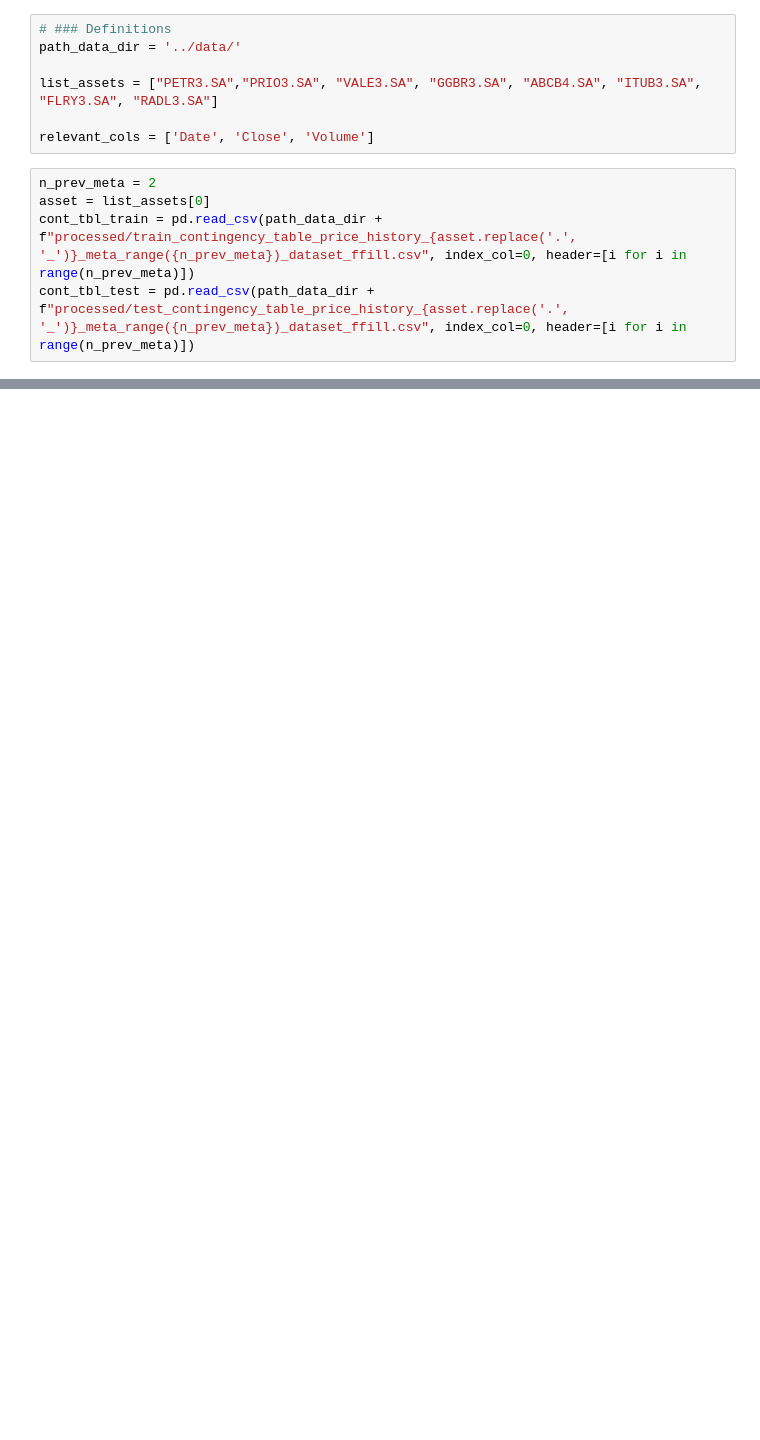
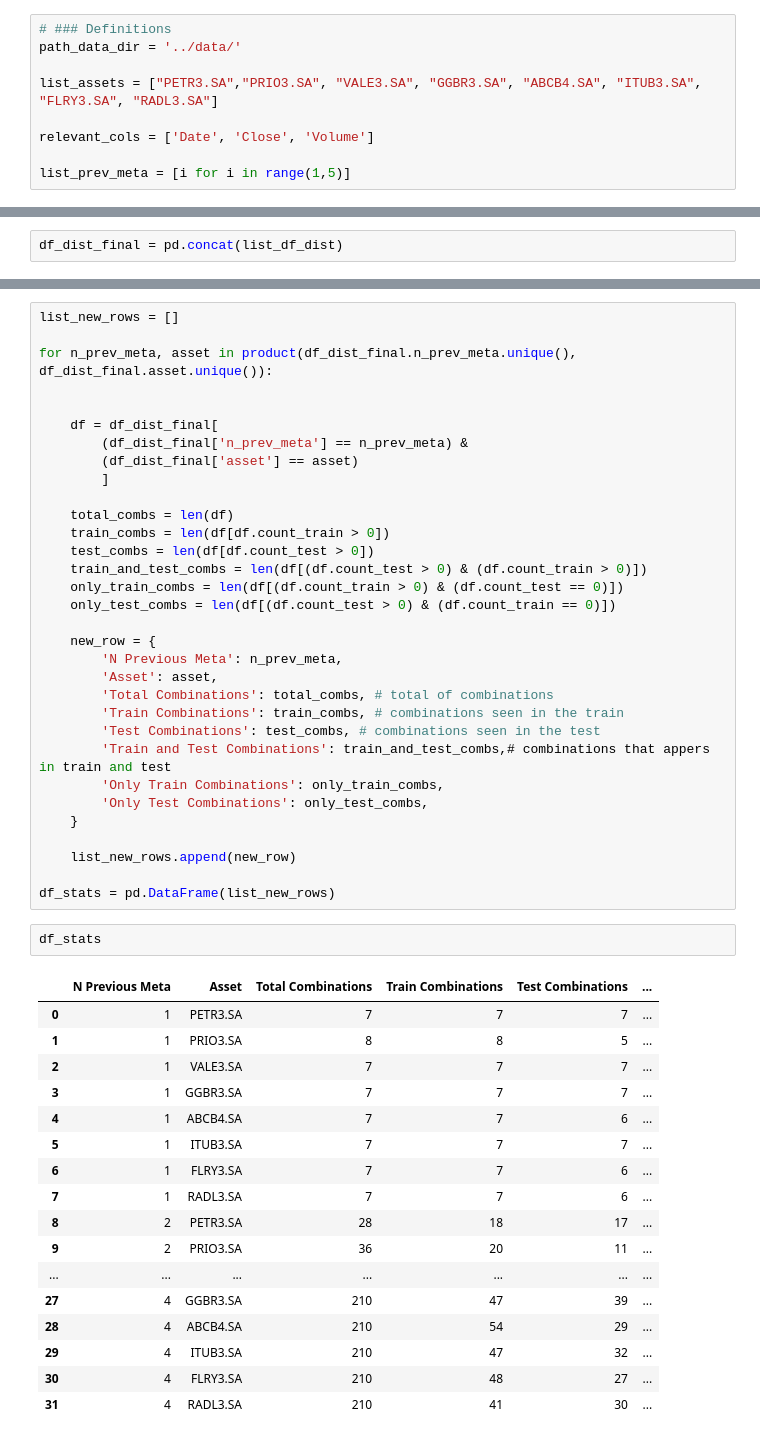
Before and after one commit to semcovici/Mean-Reversion-Prediction-with-Brazilian-Stocks-Market, a Jupyter notebook: notebooks/distr_investigation.ipynb, the cells around one changed output, grey strips where cells are left out. Saved outputs shown, nothing was run; the diff lists cells and outputs as text; blank space fills up the shorter version.

Commit message:
analysis: add distributions analisys of combinations

```diff
--- a/notebooks/distr_investigation.ipynb
+++ b/notebooks/distr_investigation.ipynb
@@ -16,9 +23,6 @@ path_data_dir = '../data/'
 list_assets = ["PETR3.SA","PRIO3.SA", "VALE3.SA", "GGBR3.SA", "ABCB4.SA", "ITUB3.SA", "FLRY3.SA", "RADL3.SA"]
 
 relevant_cols = ['Date', 'Close', 'Volume']
+
+list_prev_meta = [i for i in range(1,5)]
-# %%
-n_prev_meta = 2
-asset = list_assets[0]
-cont_tbl_train = pd.read_csv(path_data_dir + f"processed/train_contingency_table_price_history_{asset.replace('.', '_')}_meta_range({n_prev_meta})_dataset_ffill.csv", index_col=0, header=[i for i in range(n_prev_meta)])
-cont_tbl_test = pd.read_csv(path_data_dir + f"processed/test_contingency_table_price_history_{asset.replace('.', '_')}_meta_range({n_prev_meta})_dataset_ffill.csv", index_col=0, header=[i for i in range(n_prev_meta)])
 # %%
@@ -117,0 +138,2 @@ comb
+# %%
+df_dist_final = pd.concat(list_df_dist)
@@ -117,0 +149,52 @@ comb
+# %%
+list_new_rows = []
+
+for n_prev_meta, asset in product(df_dist_final.n_prev_meta.unique(), df_dist_final.asset.unique()):
+
+
+    df = df_dist_final[
+        (df_dist_final['n_prev_meta'] == n_prev_meta) &
+        (df_dist_final['asset'] == asset)
+        ]
+
+    total_combs = len(df)
+    train_combs = len(df[df.count_train > 0])
+    test_combs = len(df[df.count_test > 0])
+    train_and_test_combs = len(df[(df.count_test > 0) & (df.count_train > 0)])
+    only_train_combs = len(df[(df.count_train > 0) & (df.count_test == 0)])
+    only_test_combs = len(df[(df.count_test > 0) & (df.count_train == 0)])
+
+    new_row = {
+        'N Previous Meta': n_prev_meta,
+        'Asset': asset,
+        'Total Combinations': total_combs, # total of combinations
+        'Train Combinations': train_combs, # combinations seen in the train
+        'Test Combinations': test_combs, # combinations seen in the test
+        'Train and Test Combinations': train_and_test_combs,# combinations that appers in train and test
+        'Only Train Combinations': only_train_combs,
+        'Only Test Combinations': only_test_combs,
+    }
+
+    list_new_rows.append(new_row)
+
+df_stats = pd.DataFrame(list_new_rows)
+# %%
+df_stats
+# %% [output]
+|  | N Previous Meta | Asset | Total Combinations | Train Combinations | Test Combinations | ... |
+| 0 | 1 | PETR3.SA | 7 | 7 | 7 | ... |
+| 1 | 1 | PRIO3.SA | 8 | 8 | 5 | ... |
+| 2 | 1 | VALE3.SA | 7 | 7 | 7 | ... |
+| 3 | 1 | GGBR3.SA | 7 | 7 | 7 | ... |
+| 4 | 1 | ABCB4.SA | 7 | 7 | 6 | ... |
+| 5 | 1 | ITUB3.SA | 7 | 7 | 7 | ... |
+| 6 | 1 | FLRY3.SA | 7 | 7 | 6 | ... |
+| 7 | 1 | RADL3.SA | 7 | 7 | 6 | ... |
+| 8 | 2 | PETR3.SA | 28 | 18 | 17 | ... |
+| 9 | 2 | PRIO3.SA | 36 | 20 | 11 | ... |
+| ... | ... | ... | ... | ... | ... | ... |
+| 27 | 4 | GGBR3.SA | 210 | 47 | 39 | ... |
+| 28 | 4 | ABCB4.SA | 210 | 54 | 29 | ... |
+| 29 | 4 | ITUB3.SA | 210 | 47 | 32 | ... |
+| 30 | 4 | FLRY3.SA | 210 | 48 | 27 | ... |
+| 31 | 4 | RADL3.SA | 210 | 41 | 30 | ... |
```
Also changed, not shown: parts of 9 cells of this notebook.
